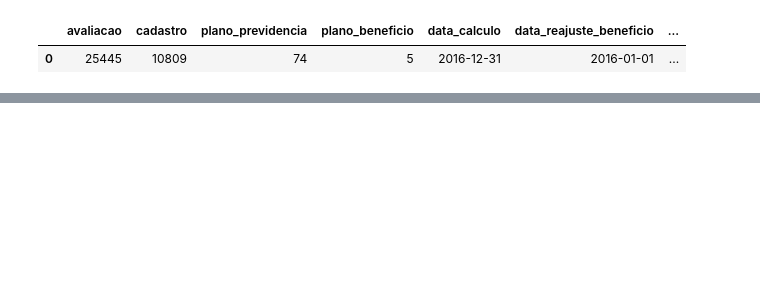
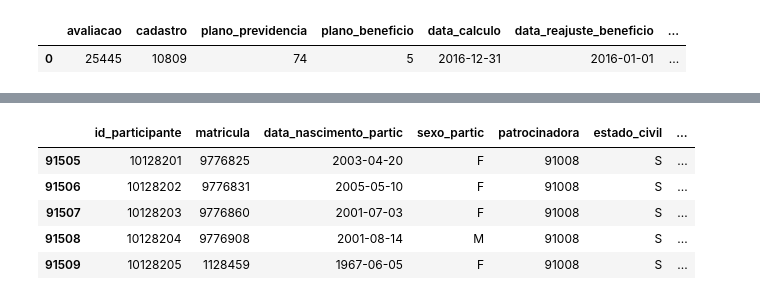
Before and after one commit to raphabritto/actuari_py, a Jupyter notebook: obtem_dados_avaliacao.ipynb, the cells around one changed output, grey strips where cells are left out. Saved outputs shown, nothing was run; the diff lists cells and outputs as text; code cells hidden in the pictures; blank space fills up the shorter version.

```diff
--- a/obtem_dados_avaliacao.ipynb
+++ b/obtem_dados_avaliacao.ipynb
@@ -172,2 +388,11 @@ df_participantes = pd.merge(df_participantes, df_depend_invalido, how='left', on
+# %%
+df_participante.tail()
+# %% [output]
+|  | id_participante | matricula | data_nascimento_partic | sexo_partic | patrocinadora | estado_civil | ... |
+| 91505 | 10128201 | 9776825 | 2003-04-20 | F | 91008 | S | ... |
+| 91506 | 10128202 | 9776831 | 2005-05-10 | F | 91008 | S | ... |
+| 91507 | 10128203 | 9776860 | 2001-07-03 | F | 91008 | S | ... |
+| 91508 | 10128204 | 9776908 | 2001-08-14 | M | 91008 | S | ... |
+| 91509 | 10128205 | 1128459 | 1967-06-05 | F | 91008 | S | ... |
 # %%
 #df_participantes.valor_beneficio_inss.map(lambda x: if pd.isnull(x)) = [0.00 for x in df_participantes.valor_beneficio_inss if pd.isnull(x)]
```
Also changed, not shown: parts of 104 cells of this notebook.
